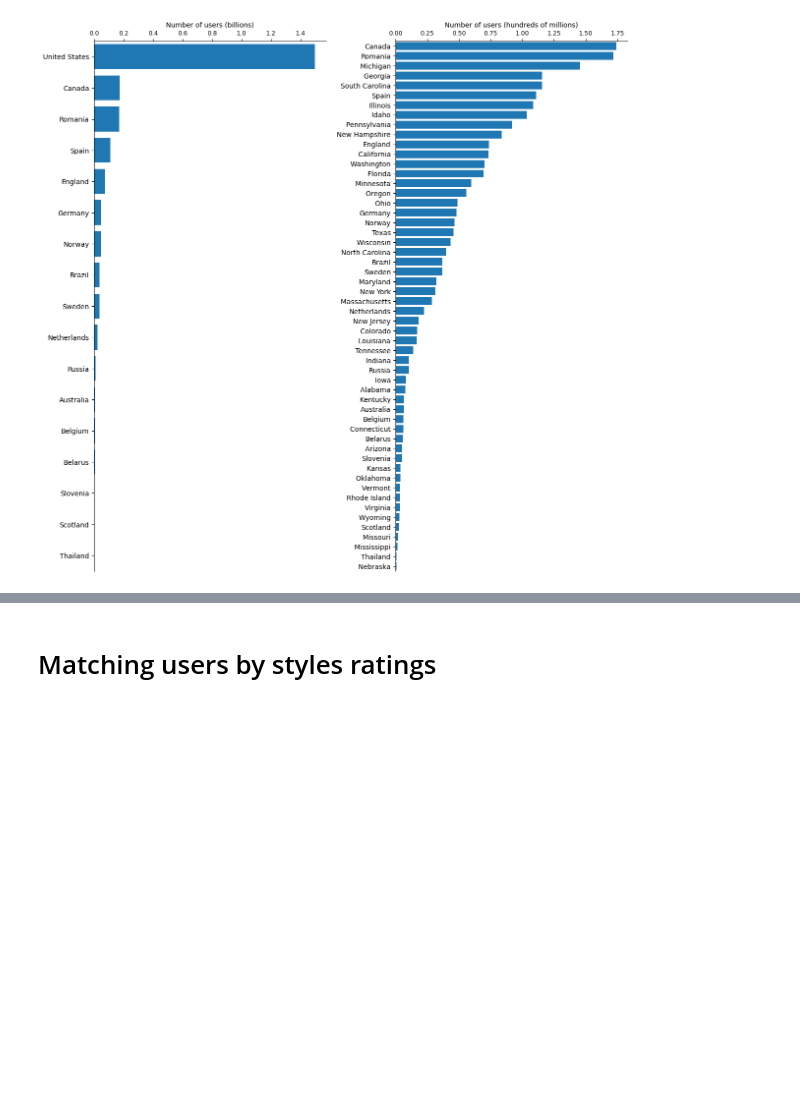
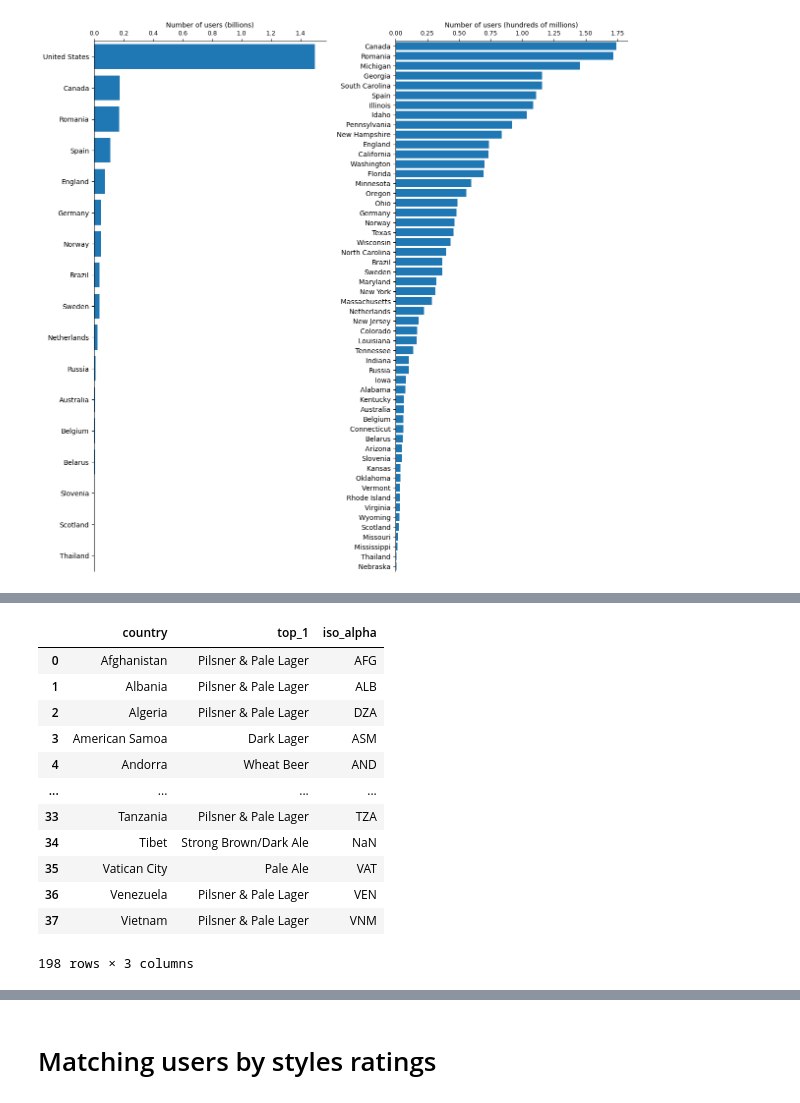
Before and after one commit to epfl-ada/ada-2023-project-adacadabra2023, a Jupyter notebook: Milestone2.ipynb, the cells around one changed output, grey strips where cells are left out. Cells and saved outputs as stored; diff of their text form; code cells hidden in the pictures; blank space fills up the shorter version.

```diff
--- a/Milestone2.ipynb
+++ b/Milestone2.ipynb
@@ -690,0 +1036,18 @@ plt.show()
+# %%
+missing_iso = pd.read_csv('missing_iso_alpha.csv')
+merged =pd.concat([merged, missing_iso])
+merged
+# %% [output]
+|  | country | top_1 | iso_alpha |
+| 0 | Afghanistan | Pilsner & Pale Lager | AFG |
+| 1 | Albania | Pilsner & Pale Lager | ALB |
+| 2 | Algeria | Pilsner & Pale Lager | DZA |
+| 3 | American Samoa | Dark Lager | ASM |
+| 4 | Andorra | Wheat Beer | AND |
+| ... | ... | ... | ... |
+| 33 | Tanzania | Pilsner & Pale Lager | TZA |
+| 34 | Tibet | Strong Brown/Dark Ale | NaN |
+| 35 | Vatican City | Pale Ale | VAT |
+| 36 | Venezuela | Pilsner & Pale Lager | VEN |
+| 37 | Vietnam | Pilsner & Pale Lager | VNM |
+198 rows × 3 columns
```
Also changed, not shown: parts of 17 cells of this notebook, 1 other file.
